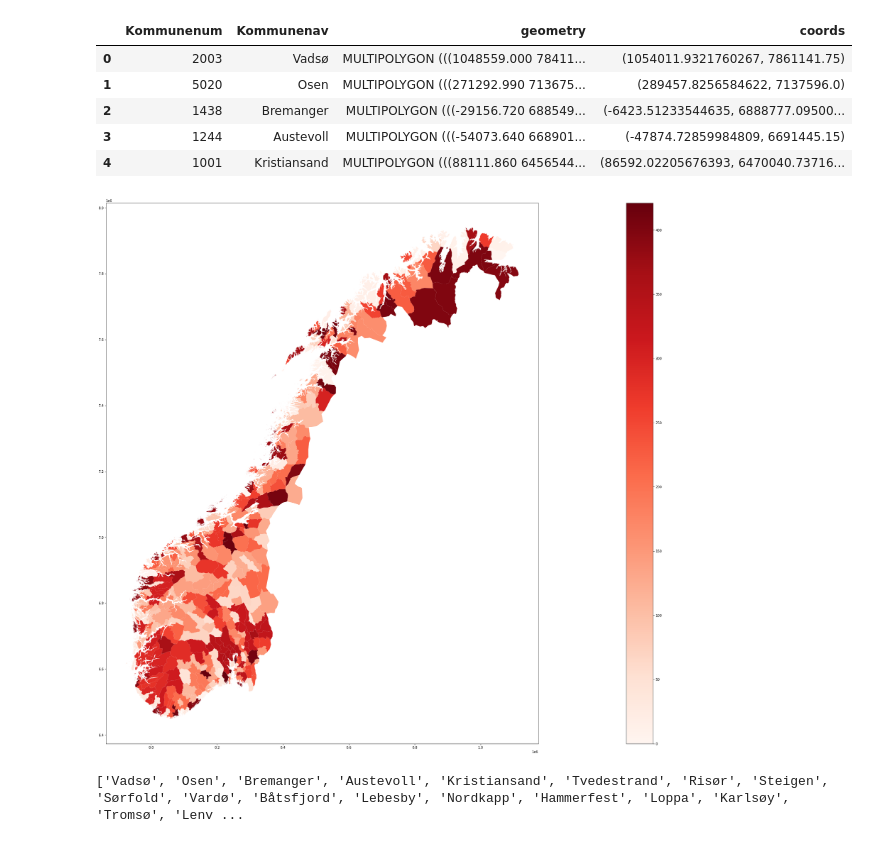
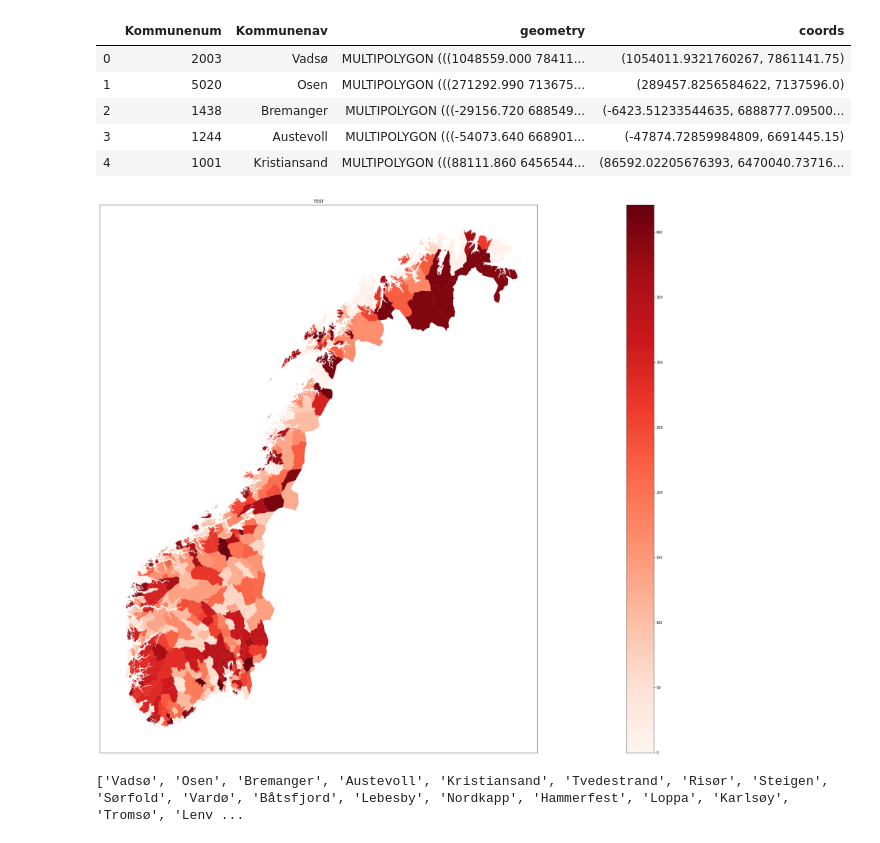
Before and after one commit to BerntA/NorwegianDemographics, a Jupyter notebook: src/geoplot_testing.ipynb, the cells around one changed output. Saved outputs shown, nothing was run; the diff lists cells and outputs as text; code cells hidden in the pictures.

```diff
--- a/src/geoplot_testing.ipynb
+++ b/src/geoplot_testing.ipynb
@@ -22,22 +22,27 @@ df_municipalities.head()
 | 3 | 1244 | Austevoll | MULTIPOLYGON (((-54073.640 668901... | (-47874.72859984809, 6691445.15) |
 | 4 | 1001 | Kristiansand | MULTIPOLYGON (((88111.860 6456544... | (86592.02205676393, 6470040.73716... |
 # %%
-def visualize(data, values):
+def visualize(data, values, title='', cat=False):
     ax = data.plot(
         column=values,
         cmap='Reds',
         legend=True,
         vmin=0.0,
-        vmax=float(np.max(values))
+        vmax=float(np.max(values) if cat == False else len(set(values))),
+        categorical=cat
     )
 
     # Draw municipality labels
     #for _, row in data.iterrows():
         #ax.annotate(s=row['Kommunenav'].upper(), xy=row['coords'], horizontalalignment='center', verticalalignment='center', color='green', alpha=0.95)
+
+    ax.get_xaxis().set_visible(False)
+    ax.get_yaxis().set_visible(False)
+    ax.set_title(title)
 # %%
-visualize(df_municipalities, np.array([i for i in range(len(df_municipalities))]))
+visualize(df_municipalities, np.array([i for i in range(len(df_municipalities))]), 'TEST')
 # %% [output]
-[figure, old version]
+[figure, new version]
 # %%
 print(list(df_municipalities.iloc[:,1])) # Municipalities!
 # %% [output]
```
Also changed, not shown: parts of 1 cell of this notebook.
